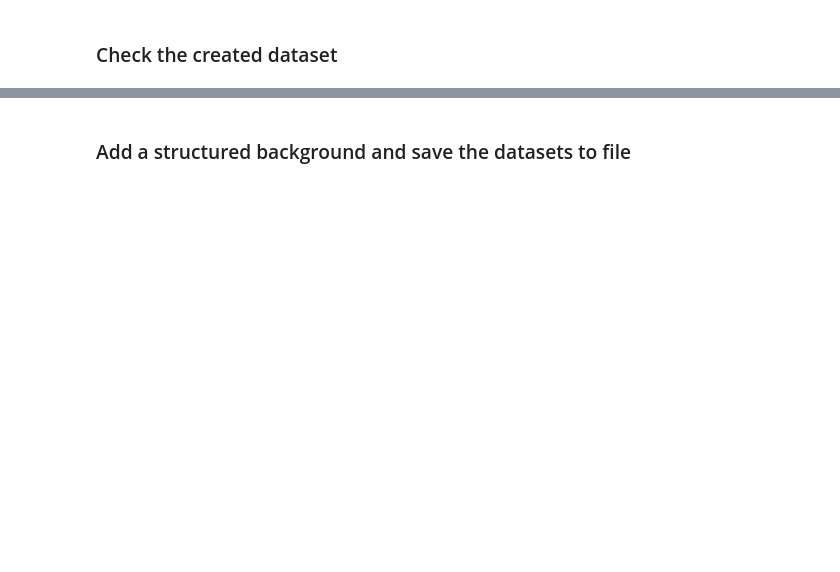
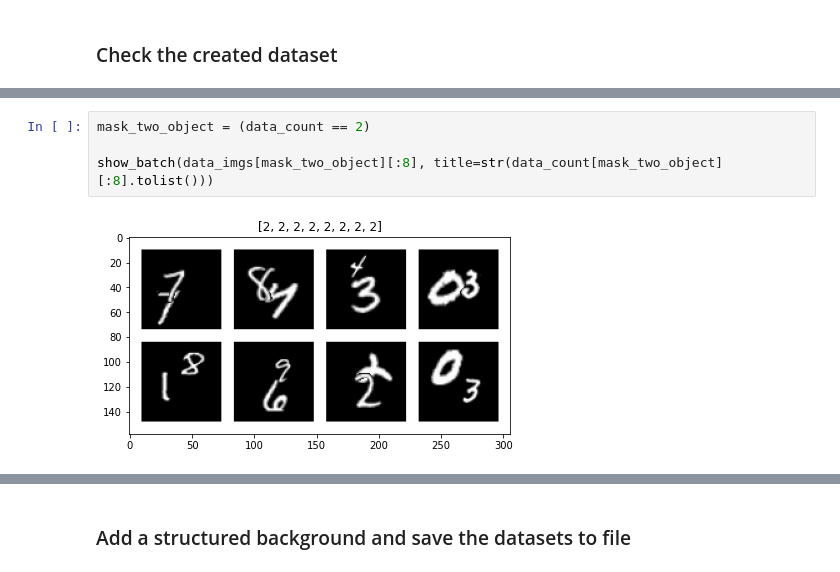
Before and after one commit to broadinstitute/genus, a Jupyter notebook: src/notebook1_create_synthetic_dataset.ipynb, the cells around one changed output, grey strips where cells are left out. Drawn from its saved outputs; the diff is of its cells as text; blank space fills up the shorter version.

```diff
--- a/src/notebook1_create_synthetic_dataset.ipynb
+++ b/src/notebook1_create_synthetic_dataset.ipynb
@@ -334,2 +340,8 @@ fgfraction_av, nobj_av tensor(0.1527) tensor(4.)
+# %%
+mask_two_object = (data_count == 2)
+
+show_batch(data_imgs[mask_two_object][:8], title=str(data_count[mask_two_object][:8].tolist()))
+# %% [output]
+[figure, added]
 # %%
 mask_six_object = (data_count == 6)
```
Also changed, not shown: parts of 6 cells of this notebook, 6 other files.
